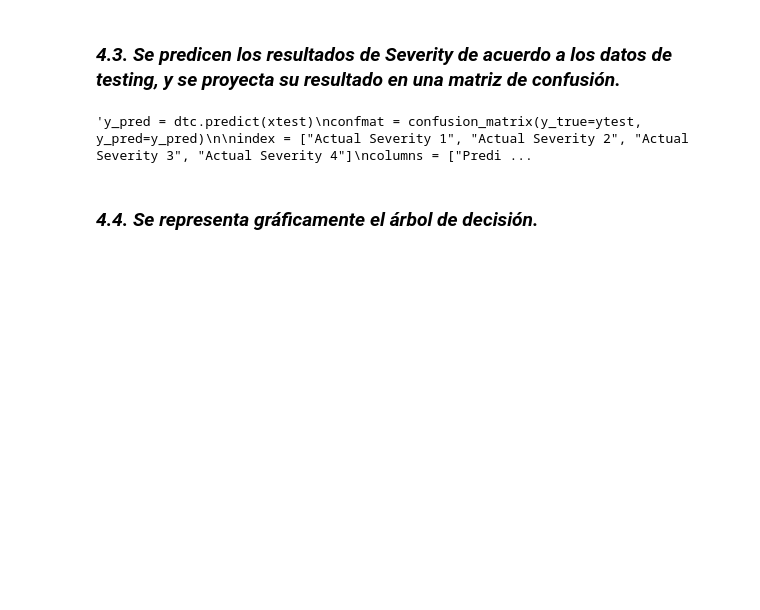
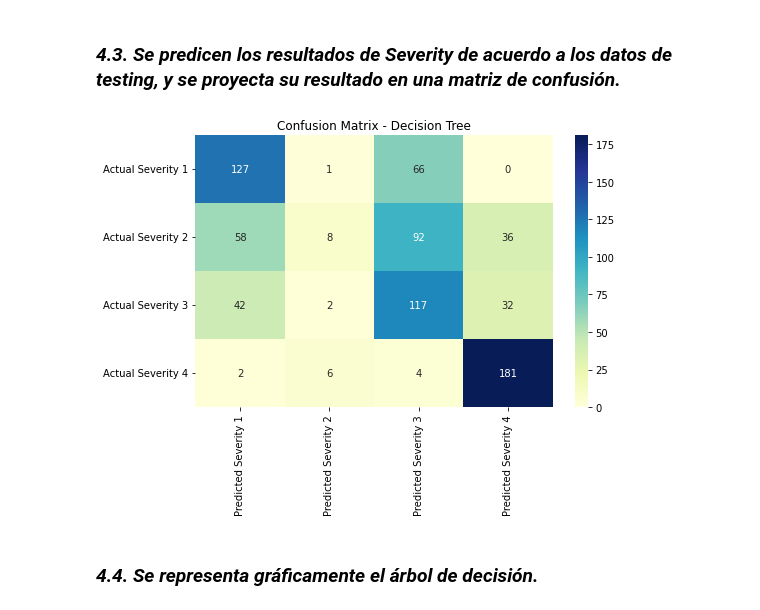
Before and after one commit to diegoritu/Inteligencia_Artificial, a Jupyter notebook: analisis_IA.ipynb, the cells around one changed output. Cells and saved outputs as stored; diff of their text form; code cells hidden in the pictures; blank space fills up the shorter version.

```diff
--- a/analisis_IA.ipynb
+++ b/analisis_IA.ipynb
@@ -294,18 +315,18 @@ print("Validation score:", grid.score(xtest, ytest))"""
 # %% [markdown]
 ### _4.3. Se predicen los resultados de Severity de acuerdo a los datos de testing, y se proyecta su resultado en una matriz de confusión._
 # %%
-"""y_pred = dtc.predict(xtest)
+"""y_pred = grid.predict(xtest)
 confmat = confusion_matrix(y_true=ytest, y_pred=y_pred)
 
 index = ["Actual Severity 1", "Actual Severity 2", "Actual Severity 3", "Actual Severity 4"]
 columns = ["Predicted Severity 1", "Predicted Severity 2", "Predicted Severity 3", "Predicted Severity 4"]
 conf_matrix = pd.DataFrame(data=confmat, columns=columns, index=index)
 plt.figure(figsize=(8, 5))
 sns.heatmap(conf_matrix, annot=True, fmt="d", cmap="YlGnBu")
 plt.title("Confusion Matrix - Decision Tree")
 plt.show()"""
 # %% [output]
-'y_pred = dtc.predict(xtest)\nconfmat = confusion_matrix(y_true=ytest, y_pred=y_pred)\n\nindex = ["Actual Severity 1", "Actual Severity 2", "Actual Severity 3", "Actual Severity 4"]\ncolumns = ["Predi ...
+[figure, added]
 # %% [markdown]
 ### _4.4. Se representa gráficamente el árbol de decisión._
 # %%
```
Also changed, not shown: parts of 10 cells of this notebook.
